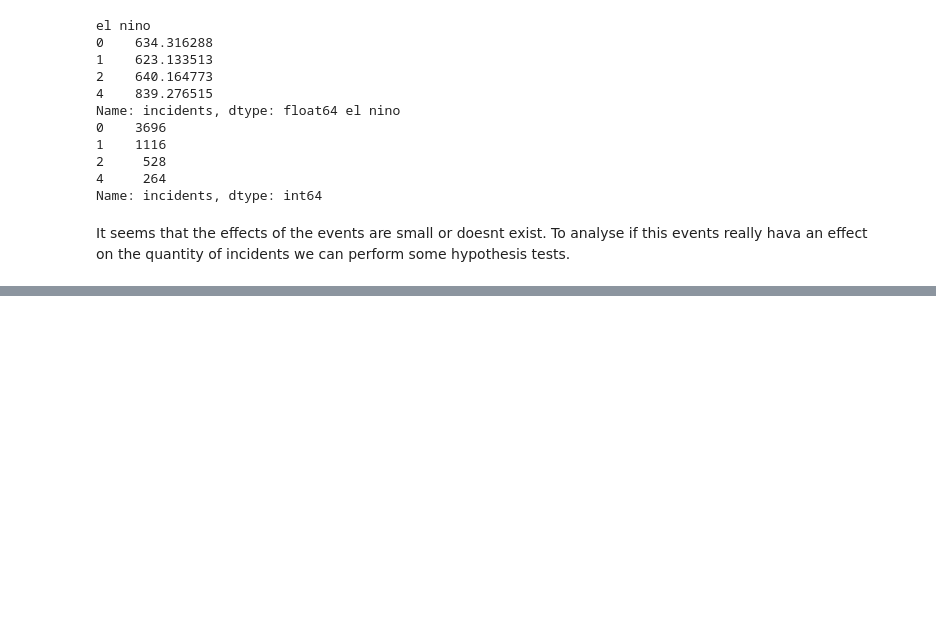
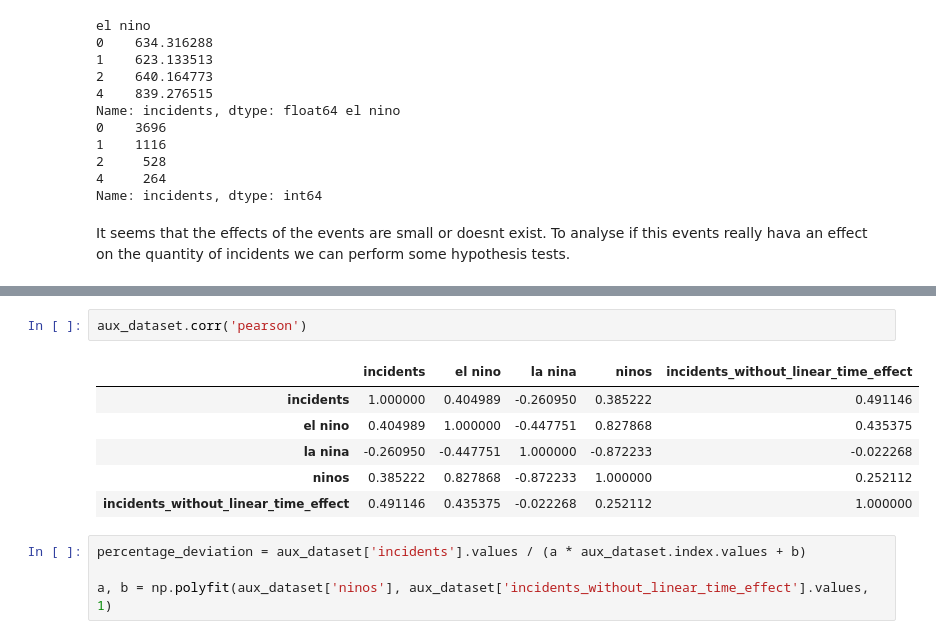
Before and after one commit to Liga-IA/Amazon-Fires-Linear-Regression, a Jupyter notebook: código/Exploratory Analysis/1. Descriptive_Statistics_and_Some_Visualizations.ipynb, the cells around one changed output, grey strips where cells are left out. Cells and saved outputs as stored; diff of their text form; blank space fills up the shorter version.

```diff
--- a/código/Exploratory Analysis/1. Descriptive_Statistics_and_Some_Visualizations.ipynb
+++ b/código/Exploratory Analysis/1. Descriptive_Statistics_and_Some_Visualizations.ipynb
@@ -219,0 +253,13 @@ It seems that the effects of the events are small or doesnt exist. To analyse if
+# %%
+aux_dataset.corr('pearson')
+# %% [output]
+|  | incidents | el nino | la nina | ninos | incidents_without_linear_time_effect |
+| incidents | 1.000000 | 0.404989 | -0.260950 | 0.385222 | 0.491146 |
+| el nino | 0.404989 | 1.000000 | -0.447751 | 0.827868 | 0.435375 |
+| la nina | -0.260950 | -0.447751 | 1.000000 | -0.872233 | -0.022268 |
+| ninos | 0.385222 | 0.827868 | -0.872233 | 1.000000 | 0.252112 |
+| incidents_without_linear_time_effect | 0.491146 | 0.435375 | -0.022268 | 0.252112 | 1.000000 |
+# %%
+percentage_deviation = aux_dataset['incidents'].values / (a * aux_dataset.index.values + b)
+
+a, b = np.polyfit(aux_dataset['ninos'], aux_dataset['incidents_without_linear_time_effect'].values, 1)
```
Also changed, not shown: parts of 5 cells of this notebook, 1 other file.
